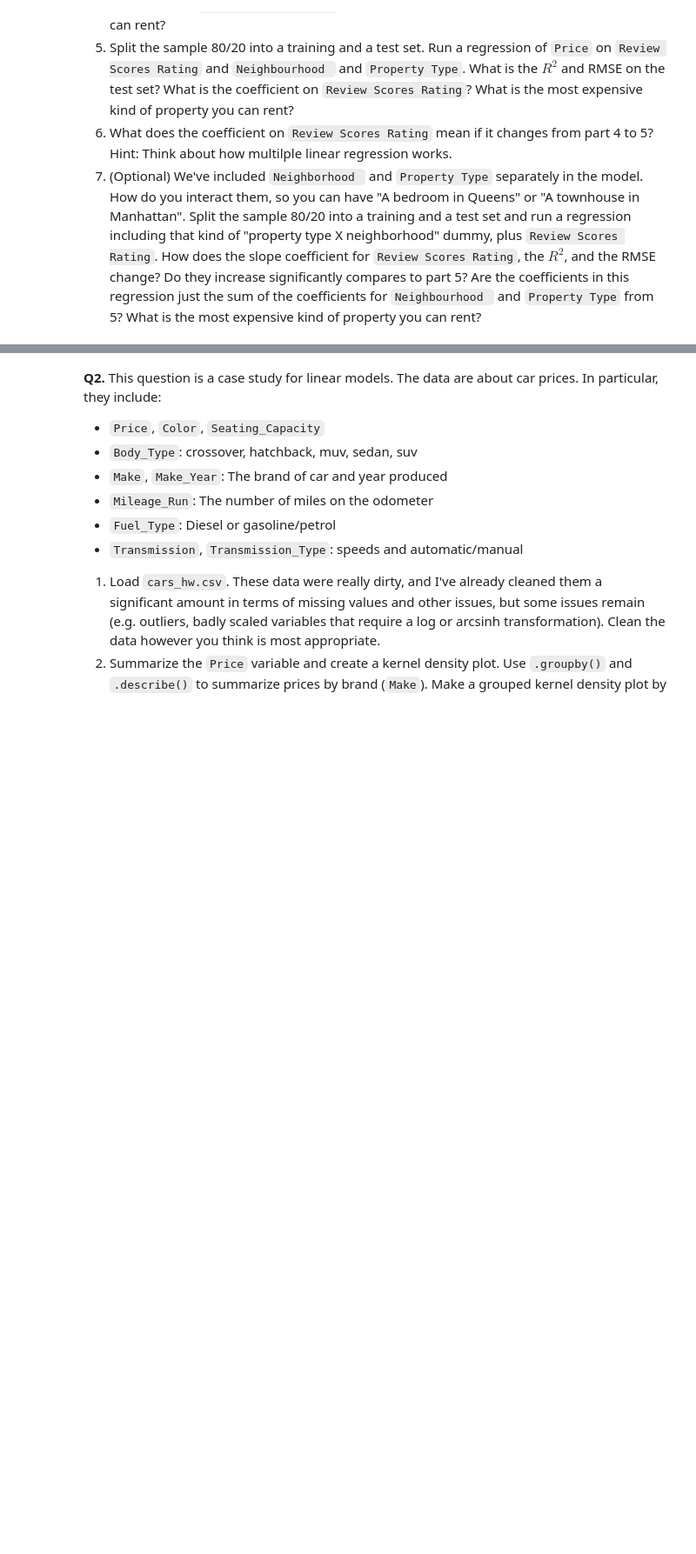
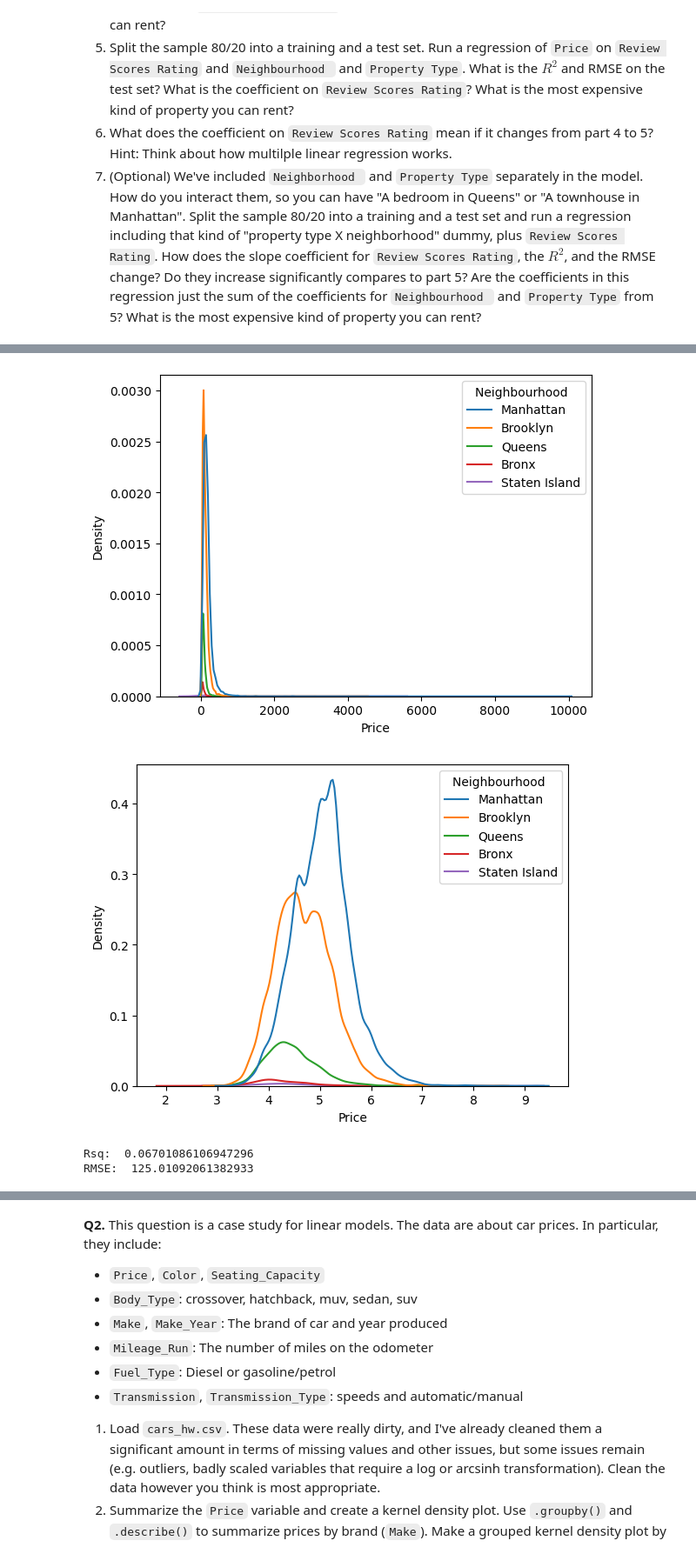
Before and after one commit to arooshasolomon/linearRegression, a Jupyter notebook: assignment.ipynb, the cells around one changed output, grey strips where cells are left out. Shown: that part at 87% size. Saved outputs shown, nothing was run; the diff lists cells and outputs as text; code cells hidden in the pictures; blank space fills up the shorter version.

```diff
--- a/assignment.ipynb
+++ b/assignment.ipynb
@@ -89,0 +62,67 @@ TypeError: Data source must be a DataFrame or Mapping, not <class 'pandas.core.s
+# %%
+import pandas as pd
+import seaborn as sns
+import matplotlib.pyplot as plt
+import numpy as np
+
+df= pd.read_csv("Q1_clean.csv")
+
+df["Price"]= df["Price"]
+
+
+
+
+
+mean_price = df.groupby("Neighbourhood ")["Price"].mean()
+
+#it appears that Manhattan is the most expensive city followed by Brooklyn
+
+sns.kdeplot(x=df['Price'], hue=df['Neighbourhood '])
+plt.show()
+
+sns.kdeplot(x=np.log(df['Price']), hue=df['Neighbourhood '])
+plt.show()
+
+
+
+
+y = df['Price']
+X = pd.get_dummies(df['Neighbourhood '], dtype='int')
+
+from sklearn import linear_model
+reg = linear_model.LinearRegression(fit_intercept=False).fit(X,y) # Run regression
+
+results = pd.DataFrame({'variable':reg.feature_names_in_, 'coefficient': reg.coef_}) # Regression coefficients
+results
+
+from sklearn import linear_model
+from sklearn.model_selection import train_test_split
+
+y = df['Price']
+X = df.loc[:,['Review Scores Rating', 'Neighbourhood '] ]
+X_train, X_test, y_train, y_test = train_test_split(X,y,
+                                                    test_size=.2,
+                                                    random_state=100)
+
+Z_train = pd.concat([X_train['Review Scores Rating'],
+                     pd.get_dummies(X_train['Neighbourhood '], dtype='int')], axis = 1)
+Z_test = pd.concat([X_test['Review Scores Rating'],
+                    pd.get_dummies(X_test['Neighbourhood '], dtype='int')], axis = 1)
+
+reg = linear_model.LinearRegression(fit_intercept=False).fit(Z_train,y_train) # Run regression
+
+y_hat = reg.predict(Z_test)
+print('Rsq: ', reg.score(Z_test,y_test)) # R2
+rmse = np.sqrt( np.mean( (y_test - y_hat)**2 ))
+print('RMSE: ', rmse) # R2
+
+results = pd.DataFrame({'variable':reg.feature_names_in_, 'coefficient': reg.coef_})
+results
+
+
+property_price= 100*1.032257 + 89.4 #most expnesive property is manhattan
+# %% [output]
+[figure, added]
+[figure, added]
+Rsq:  0.06701086106947296
+RMSE:  125.01092061382933
```
Also changed, not shown: parts of 3 cells of this notebook.
